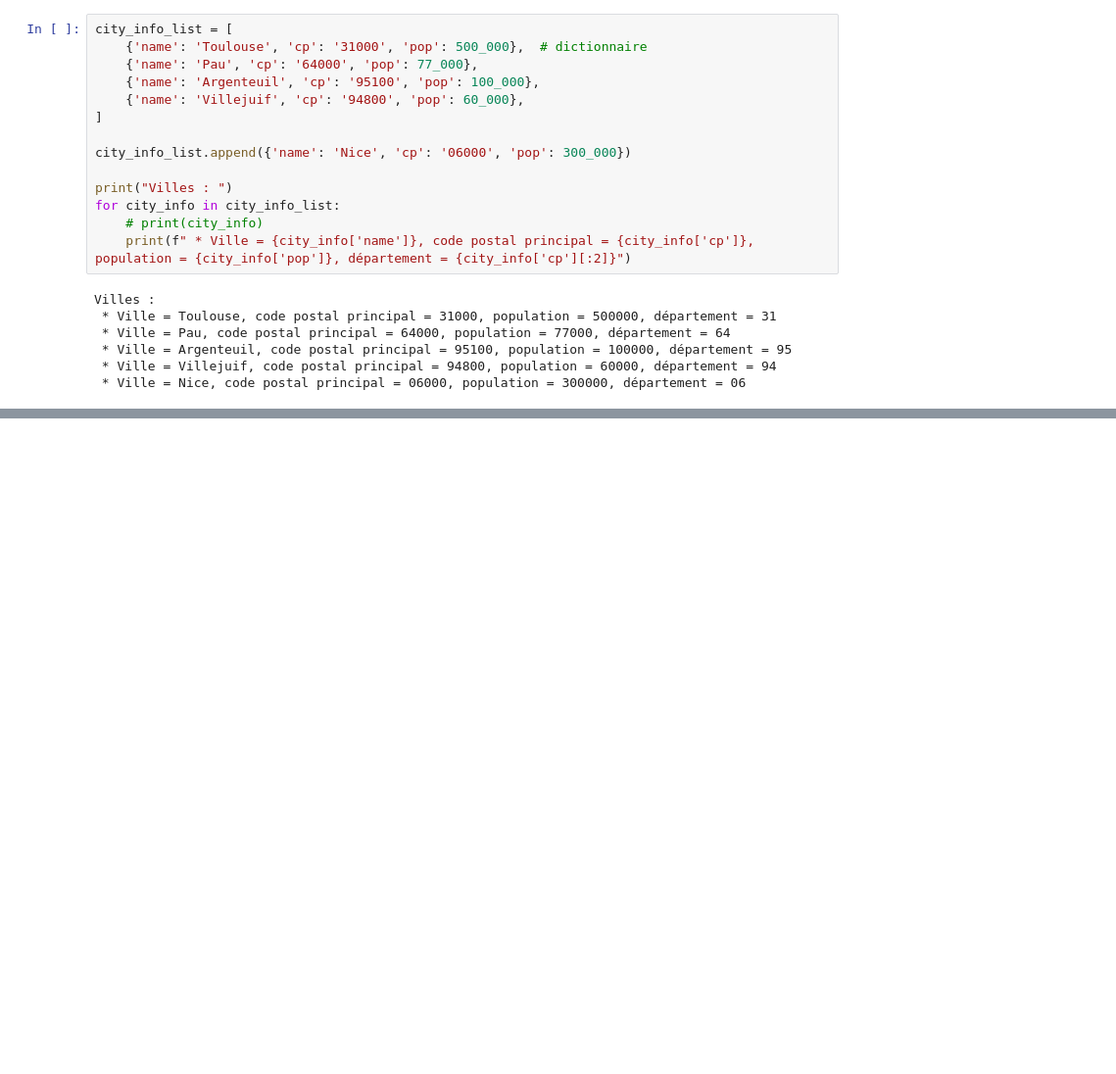
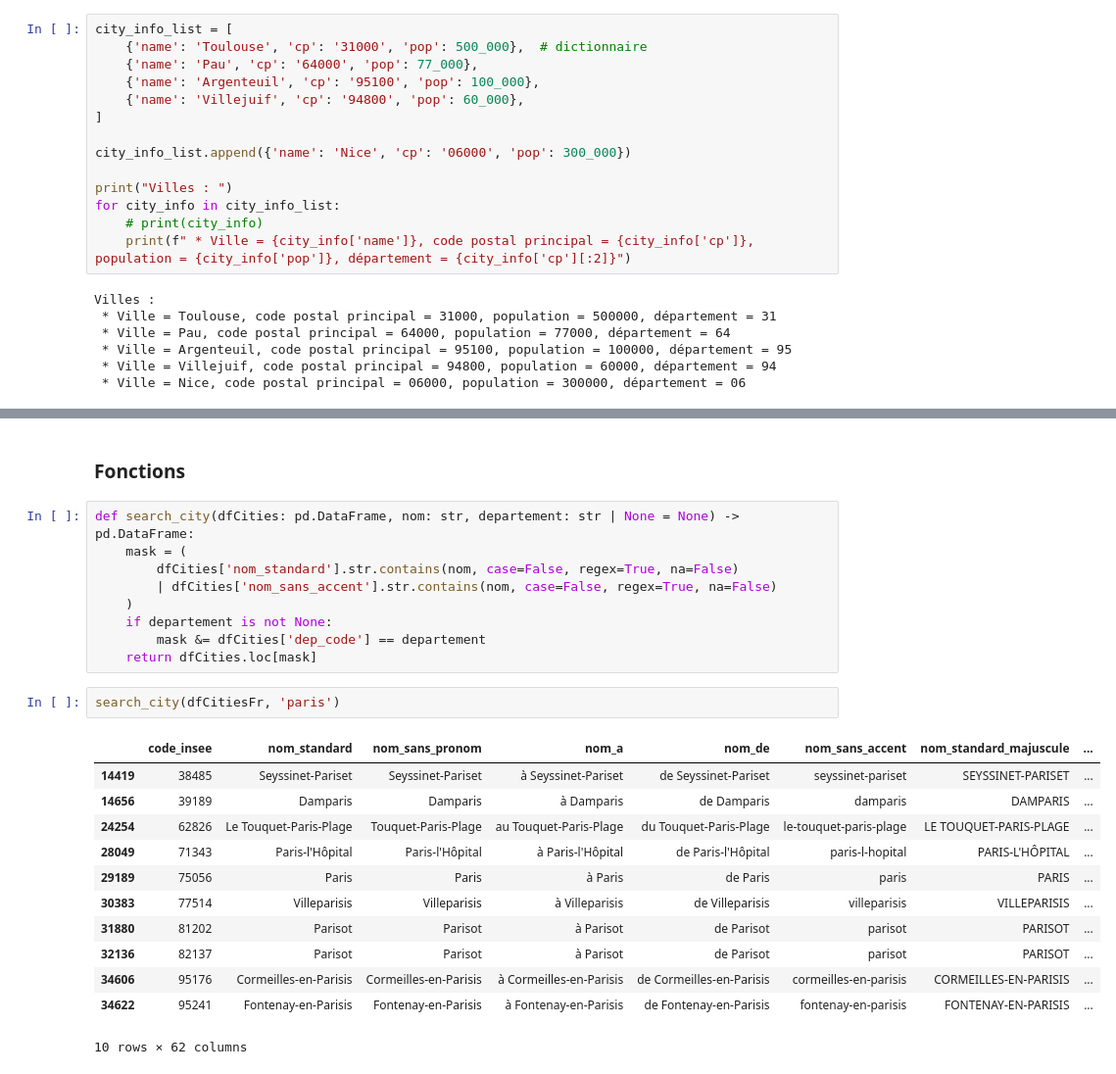
Before and after one commit to matthcol/python202609-intro, a Jupyter notebook: intro-python.ipynb, the cells around one changed output, grey strips where cells are left out. Shown at 98% size. Cells and saved outputs as stored; diff of their text form; blank space fills up the shorter version.

```diff
--- a/intro-python.ipynb
+++ b/intro-python.ipynb
@@ -363,0 +507,26 @@ Villes :
+# %% [markdown]
+### Fonctions
+# %%
+def search_city(dfCities: pd.DataFrame, nom: str, departement: str | None = None) -> pd.DataFrame:
+    mask = (
+        dfCities['nom_standard'].str.contains(nom, case=False, regex=True, na=False)
+        | dfCities['nom_sans_accent'].str.contains(nom, case=False, regex=True, na=False)
+    )
+    if departement is not None:
+        mask &= dfCities['dep_code'] == departement
+    return dfCities.loc[mask]
+# %%
+search_city(dfCitiesFr, 'paris')
+# %% [output]
+|  | code_insee | nom_standard | nom_sans_pronom | nom_a | nom_de | nom_sans_accent | nom_standard_majuscule | ... |
+| 14419 | 38485 | Seyssinet-Pariset | Seyssinet-Pariset | à Seyssinet-Pariset | de Seyssinet-Pariset | seyssinet-pariset | SEYSSINET-PARISET | ... |
+| 14656 | 39189 | Damparis | Damparis | à Damparis | de Damparis | damparis | DAMPARIS | ... |
+| 24254 | 62826 | Le Touquet-Paris-Plage | Touquet-Paris-Plage | au Touquet-Paris-Plage | du Touquet-Paris-Plage | le-touquet-paris-plage | LE TOUQUET-PARIS-PLAGE | ... |
+| 28049 | 71343 | Paris-l'Hôpital | Paris-l'Hôpital | à Paris-l'Hôpital | de Paris-l'Hôpital | paris-l-hopital | PARIS-L'HÔPITAL | ... |
+| 29189 | 75056 | Paris | Paris | à Paris | de Paris | paris | PARIS | ... |
+| 30383 | 77514 | Villeparisis | Villeparisis | à Villeparisis | de Villeparisis | villeparisis | VILLEPARISIS | ... |
+| 31880 | 81202 | Parisot | Parisot | à Parisot | de Parisot | parisot | PARISOT | ... |
+| 32136 | 82137 | Parisot | Parisot | à Parisot | de Parisot | parisot | PARISOT | ... |
+| 34606 | 95176 | Cormeilles-en-Parisis | Cormeilles-en-Parisis | à Cormeilles-en-Parisis | de Cormeilles-en-Parisis | cormeilles-en-parisis | CORMEILLES-EN-PARISIS | ... |
+| 34622 | 95241 | Fontenay-en-Parisis | Fontenay-en-Parisis | à Fontenay-en-Parisis | de Fontenay-en-Parisis | fontenay-en-parisis | FONTENAY-EN-PARISIS | ... |
+10 rows × 62 columns
```
Also changed, not shown: parts of 32 cells of this notebook, 9 other files.
